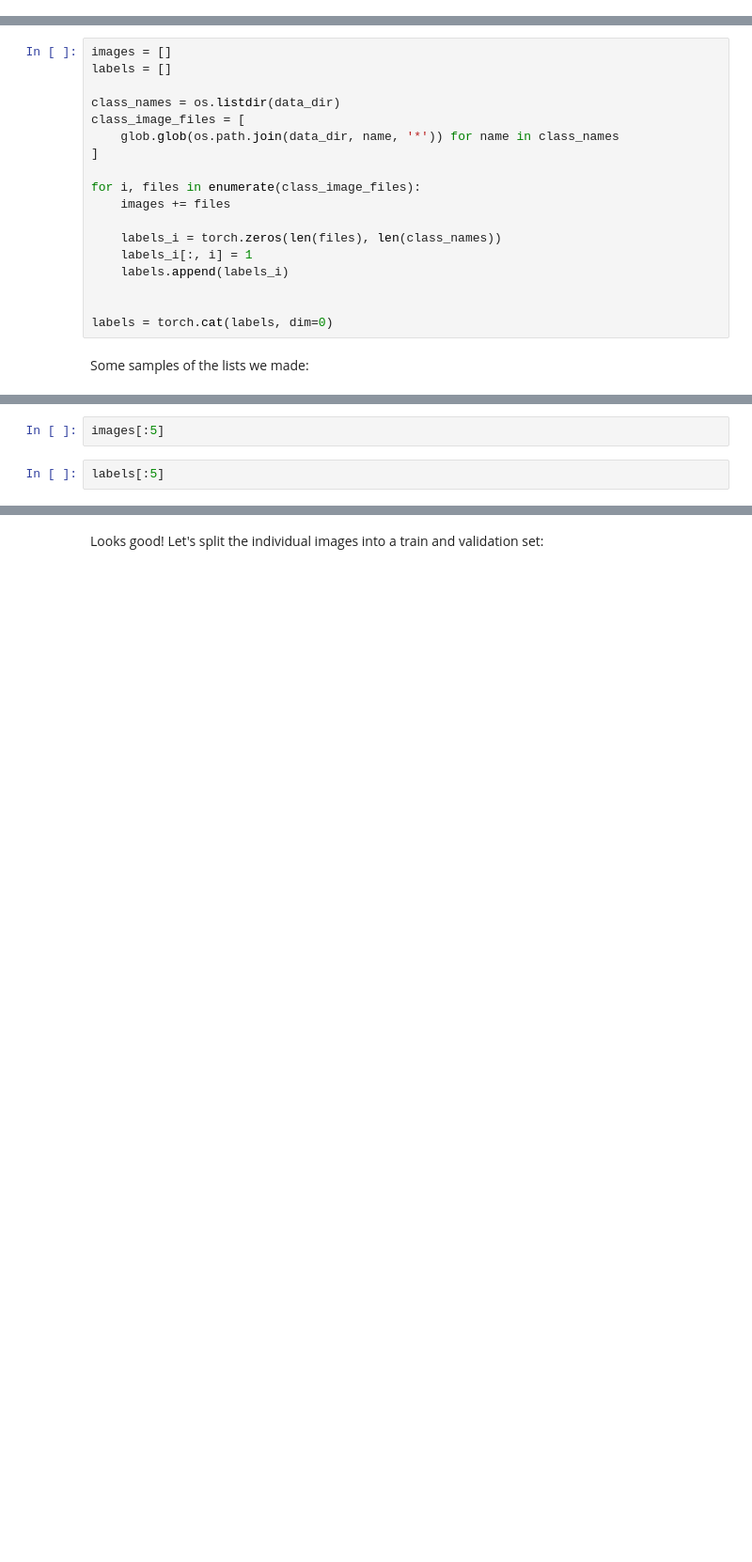
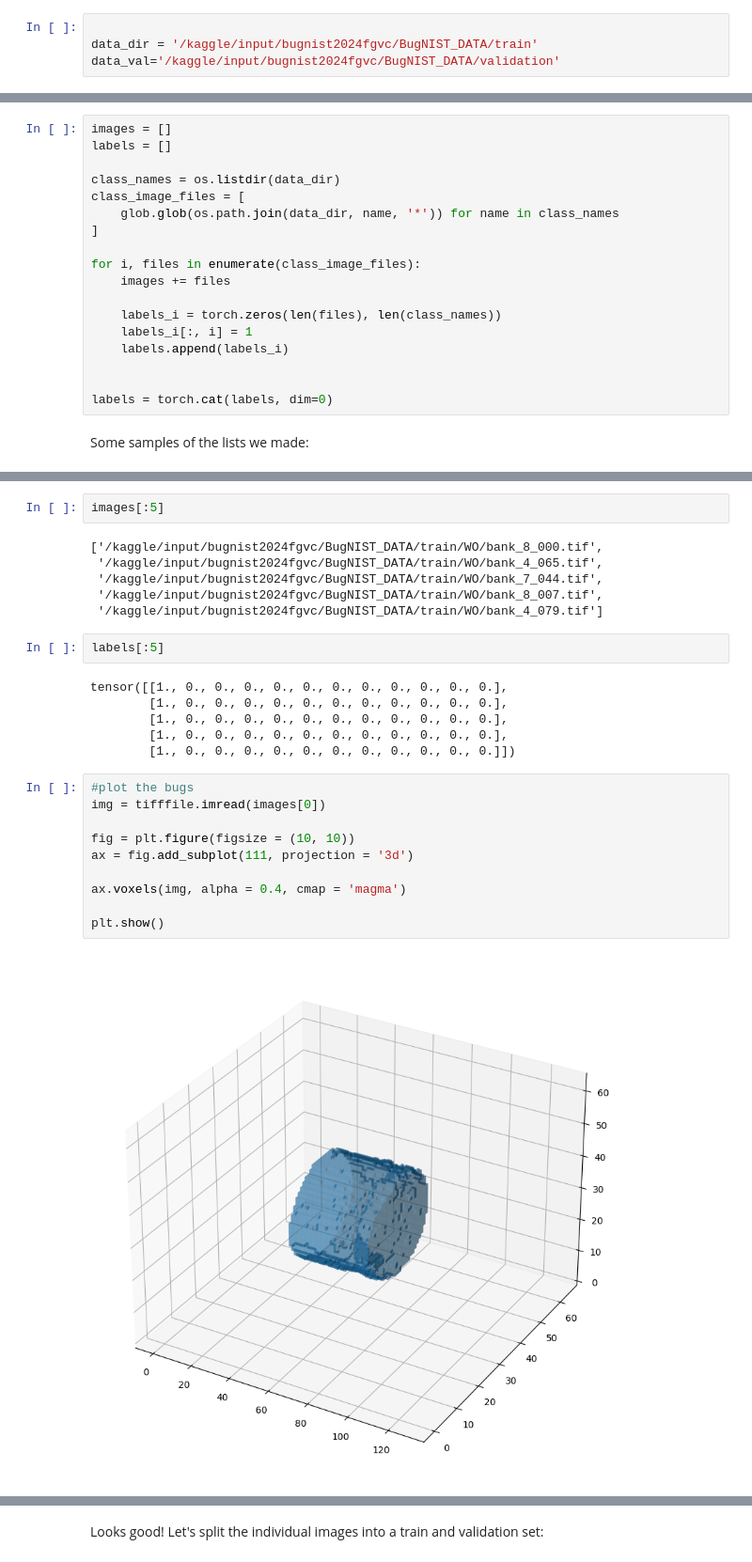
Before and after one commit to mich3leRusso/BugNist_Unet, a Jupyter notebook: u_net_baseline.ipynb, the cells around one changed output, grey strips where cells are left out. Shown at 94% size. Cells and saved outputs as stored; diff of their text form; blank space fills up the shorter version.

```diff
--- a/u_net_baseline.ipynb
+++ b/u_net_baseline.ipynb
@@ -22,3 +128,7 @@ data_dir = 'path/to/train'
+# %%
+
+data_dir = '/kaggle/input/bugnist2024fgvc/BugNIST_DATA/train'
+data_val='/kaggle/input/bugnist2024fgvc/BugNIST_DATA/validation'
 # %% [markdown]
 First, we gather all the files and their labels to prepare the data loaders.
 We will store the labels as one-hot encoded vectors.
@@ -47,4 +159,28 @@ class_names
 # %%
 images[:5]
+# %% [output]
+['/kaggle/input/bugnist2024fgvc/BugNIST_DATA/train/WO/bank_8_000.tif',
+ '/kaggle/input/bugnist2024fgvc/BugNIST_DATA/train/WO/bank_4_065.tif',
+ '/kaggle/input/bugnist2024fgvc/BugNIST_DATA/train/WO/bank_7_044.tif',
+ '/kaggle/input/bugnist2024fgvc/BugNIST_DATA/train/WO/bank_8_007.tif',
+ '/kaggle/input/bugnist2024fgvc/BugNIST_DATA/train/WO/bank_4_079.tif']
 # %%
 labels[:5]
+# %% [output]
+tensor([[1., 0., 0., 0., 0., 0., 0., 0., 0., 0., 0., 0.],
+        [1., 0., 0., 0., 0., 0., 0., 0., 0., 0., 0., 0.],
+        [1., 0., 0., 0., 0., 0., 0., 0., 0., 0., 0., 0.],
+        [1., 0., 0., 0., 0., 0., 0., 0., 0., 0., 0., 0.],
+        [1., 0., 0., 0., 0., 0., 0., 0., 0., 0., 0., 0.]])
+# %%
+#plot the bugs
+img = tifffile.imread(images[0])
+
+fig = plt.figure(figsize = (10, 10))
+ax = fig.add_subplot(111, projection = '3d')
+
+ax.voxels(img, alpha = 0.4, cmap = 'magma')
+
+plt.show()
+# %% [output]
+[figure, added]
```
Also changed, not shown: parts of 11 cells of this notebook.
